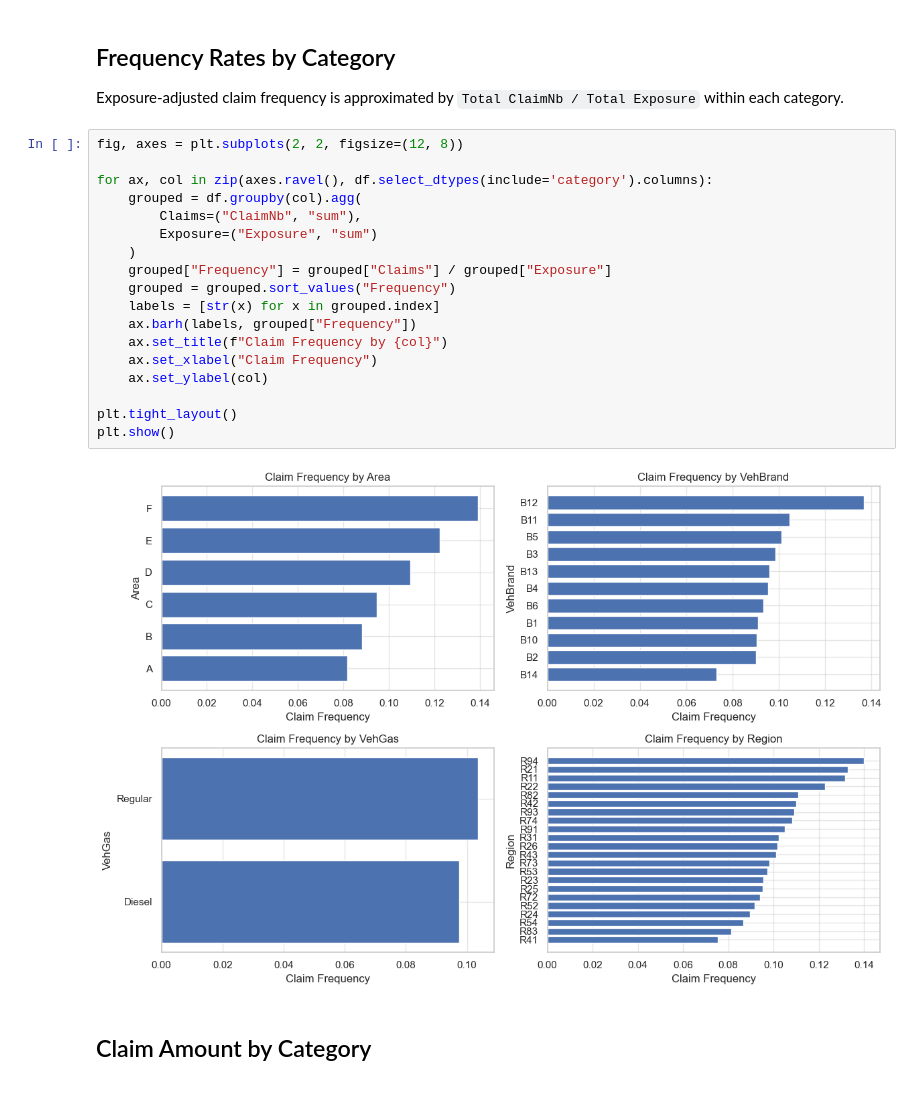
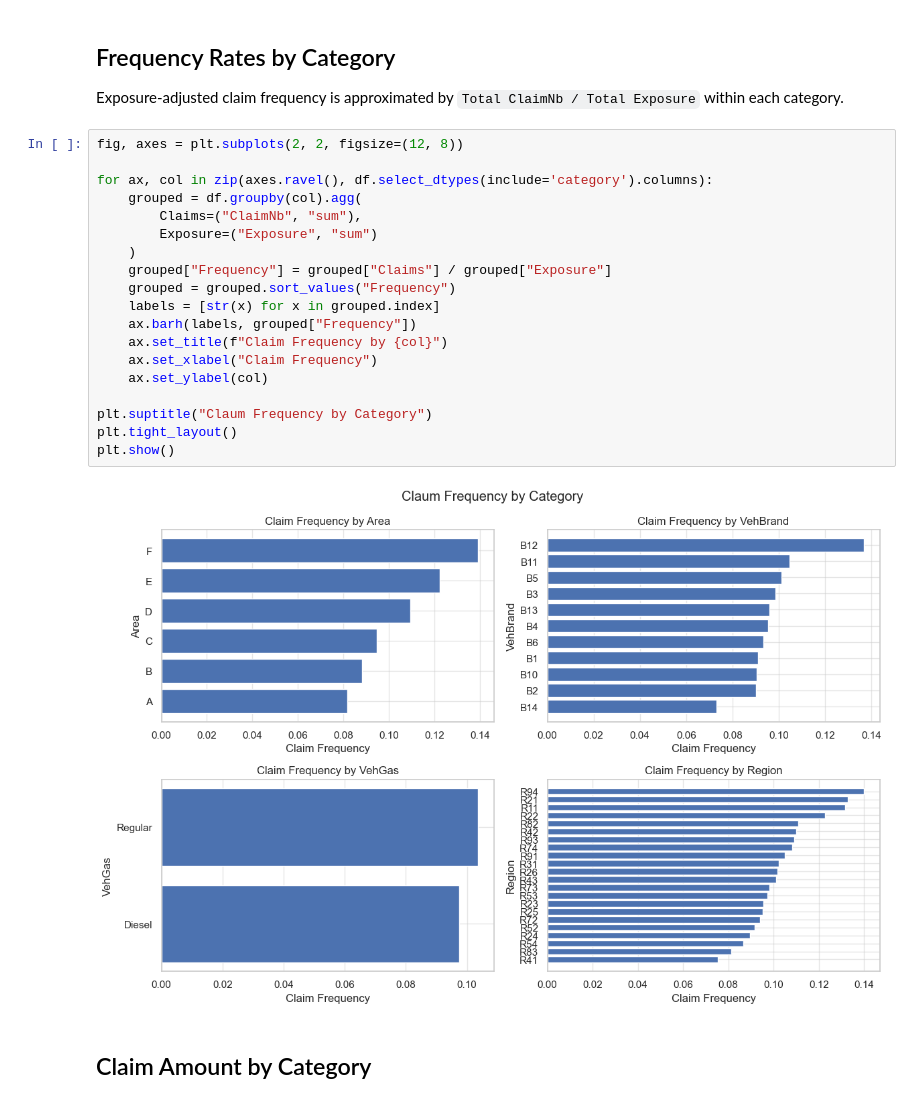
Before and after one commit to alexwill314/car_insurance_ml, a Jupyter notebook: notebooks/01_EDA.ipynb, the cells around one changed output. Drawn from its saved outputs; the diff is of its cells as text.

```diff
--- a/notebooks/01_EDA.ipynb
+++ b/notebooks/01_EDA.ipynb
@@ -137,23 +137,24 @@ Exposure-adjusted claim frequency is approximated by `Total ClaimNb / Total Expo
 # %%
 fig, axes = plt.subplots(2, 2, figsize=(12, 8))
 
 for ax, col in zip(axes.ravel(), df.select_dtypes(include='category').columns):
     grouped = df.groupby(col).agg(
         Claims=("ClaimNb", "sum"),
         Exposure=("Exposure", "sum")
     )
     grouped["Frequency"] = grouped["Claims"] / grouped["Exposure"]
     grouped = grouped.sort_values("Frequency")
     labels = [str(x) for x in grouped.index]
     ax.barh(labels, grouped["Frequency"])
     ax.set_title(f"Claim Frequency by {col}")
     ax.set_xlabel("Claim Frequency")
     ax.set_ylabel(col)
 
+plt.suptitle("Claum Frequency by Category")
 plt.tight_layout()
 plt.show()
 # %% [output]
-[figure, old version]
+[figure, new version]
 # %% [markdown]
 ## Claim Amount by Category
 # %%
```
Also changed, not shown: parts of 1 cell of this notebook, 1 other file.
